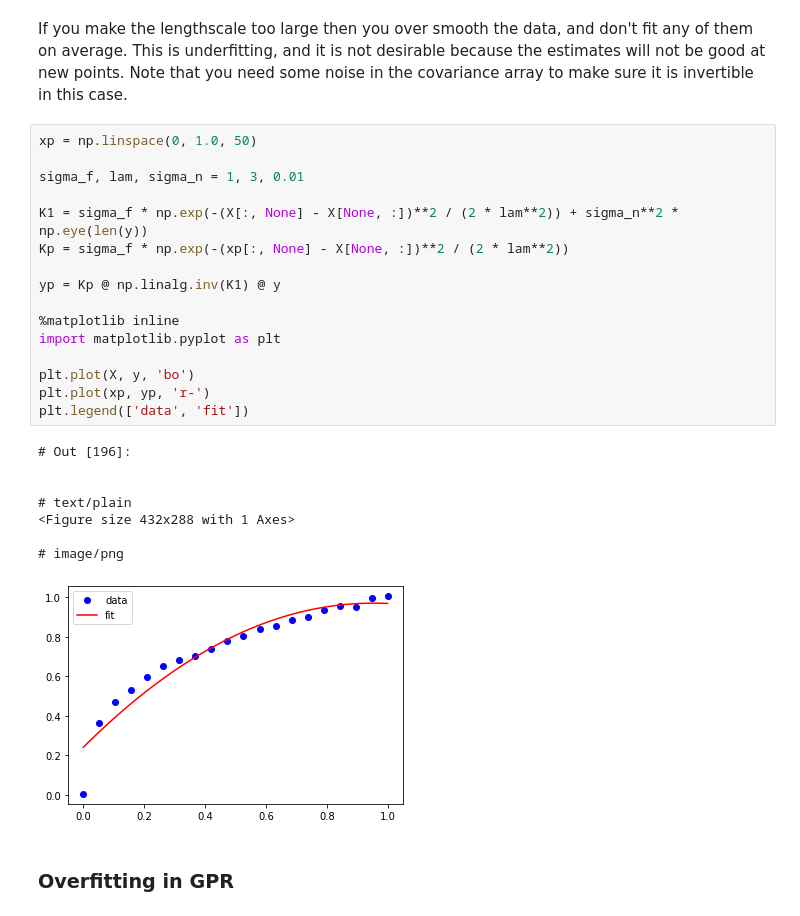
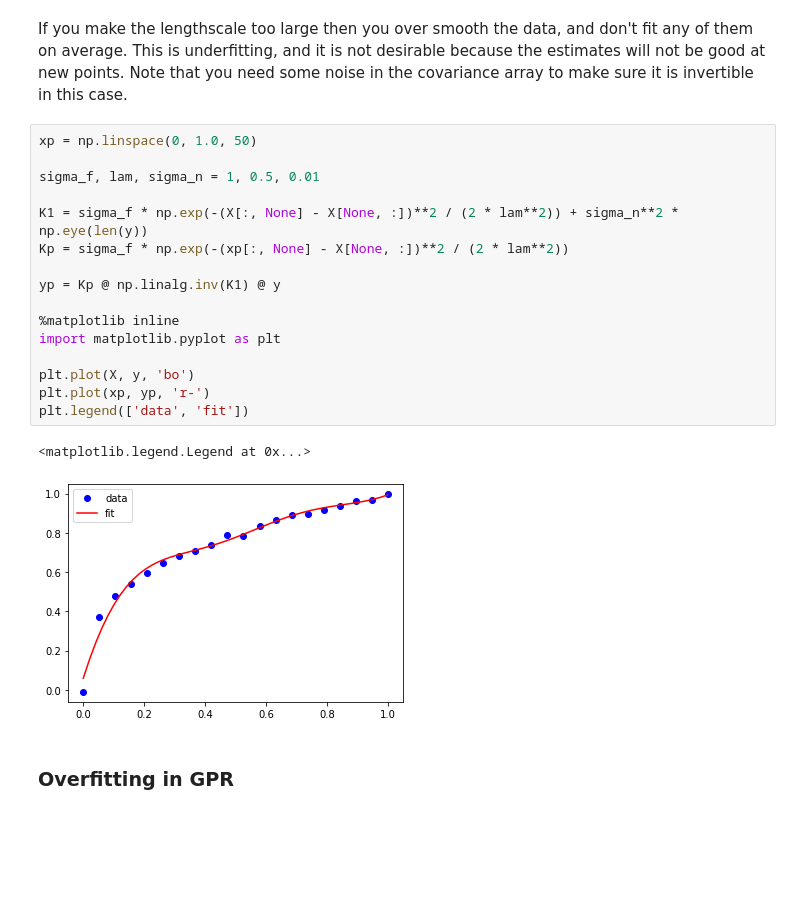
Before and after one commit to jkitchin/f19-06623, a Jupyter notebook: lectures/23-gp.ipynb, the cells around one changed output. Saved outputs shown, nothing was run; the diff lists cells and outputs as text; blank space fills up the shorter version.

```diff
--- a/lectures/23-gp.ipynb
+++ b/lectures/23-gp.ipynb
@@ -224,28 +227,22 @@ If you make the lengthscale too large then you over smooth the data, and don't f
 # %%
 xp = np.linspace(0, 1.0, 50)
 
-sigma_f, lam, sigma_n = 1, 3, 0.01
+sigma_f, lam, sigma_n = 1, 0.5, 0.01
 
 K1 = sigma_f * np.exp(-(X[:, None] - X[None, :])**2 / (2 * lam**2)) + sigma_n**2 * np.eye(len(y))
 Kp = sigma_f * np.exp(-(xp[:, None] - X[None, :])**2 / (2 * lam**2))
 
 yp = Kp @ np.linalg.inv(K1) @ y
 
 %matplotlib inline
 import matplotlib.pyplot as plt
 
 plt.plot(X, y, 'bo')
 plt.plot(xp, yp, 'r-')
 plt.legend(['data', 'fit'])
 # %% [output]
-# Out [196]:
-
-
-# text/plain
-<Figure size 432x288 with 1 Axes>
-
-# image/png
+<matplotlib.legend.Legend at 0x...>
-[figure, old version]
+[figure, new version]
 # %% [markdown]
 ### Overfitting in GPR
 # %% [markdown]
```
Also changed, not shown: parts of 29 cells of this notebook.
